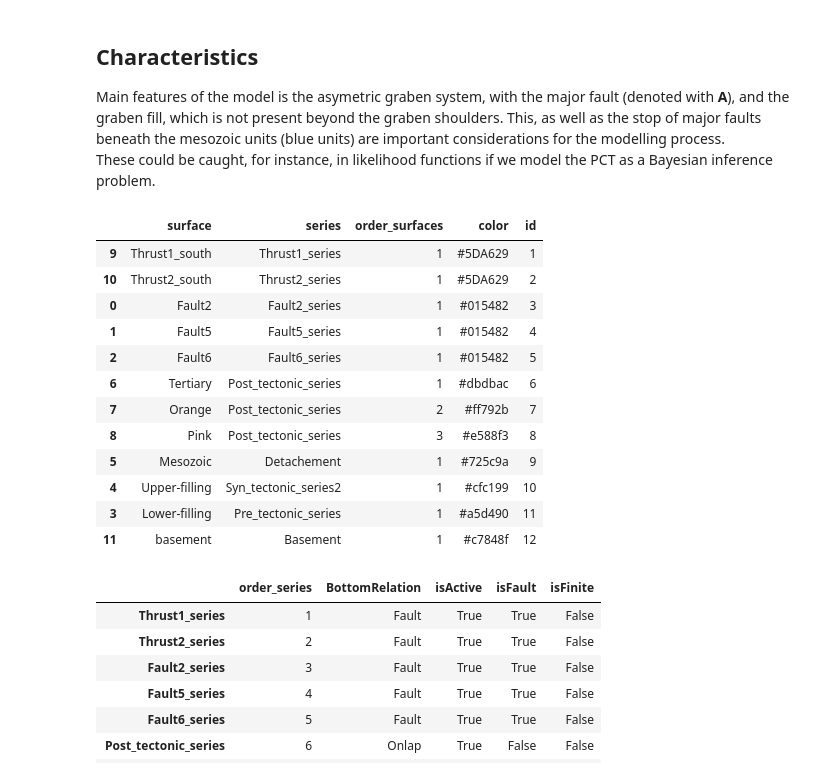
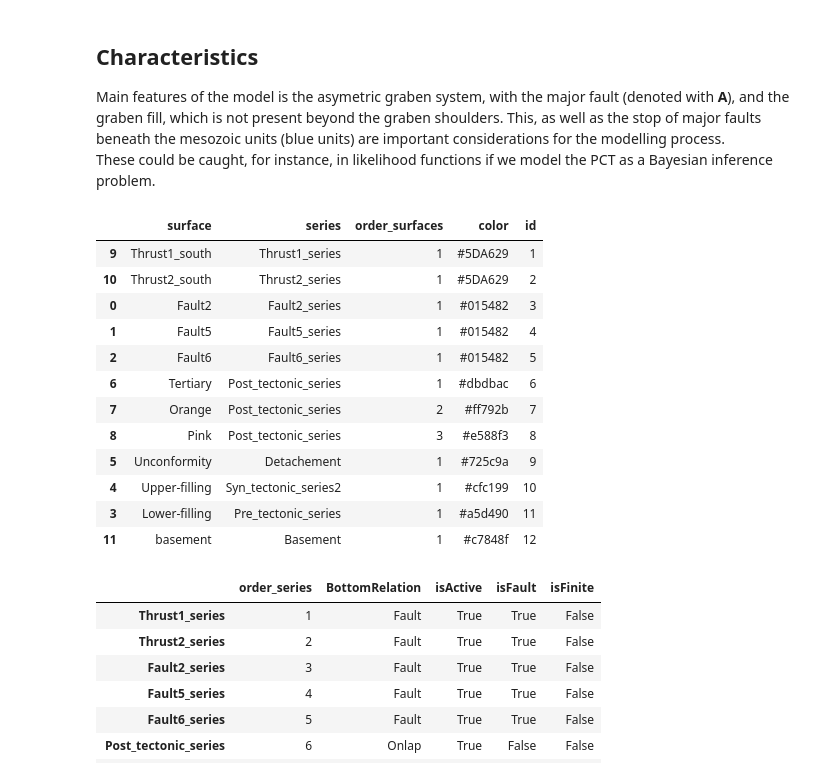
Before and after one commit to Japhiolite/PCT-modelling, a Jupyter notebook: notebooks/Generate POC-model.ipynb, the cells around one changed output. Cells and saved outputs as stored; diff of their text form; code cells hidden in the pictures.

```diff
--- a/notebooks/Generate POC-model.ipynb
+++ b/notebooks/Generate POC-model.ipynb
@@ -129,29 +129,29 @@ These could be caught, for instance, in likelihood functions if we model the PCT
 # %%
 # Assign formations to series
 gp.map_series_to_surfaces(geo_model,
                          {"Thrust1_series": 'Thrust1_south',
                           "Thrust2_series": 'Thrust2_south',
                           "Fault2_series": 'Fault2',
                           "Fault5_series": 'Fault5',
                           "Fault6_series": 'Fault6',
                          "Post_tectonic_series": ('Tertiary', 'Pink', 'Orange'),
-                          "Detachement": 'Mesozoic',
+                          "Detachement": 'Unconformity',
                          "Syn_tectonic_series2": 'Upper-filling',
                          #"Syn_tectonic_series1": 'Middle-filling',
                          "Pre_tectonic_series": 'Lower-filling'},
                          remove_unused_series=True)
 geo_model.surfaces
 # %% [output]
 |  | surface | series | order_surfaces | color | id |
 | 9 | Thrust1_south | Thrust1_series | 1 | #5DA629 | 1 |
 | 10 | Thrust2_south | Thrust2_series | 1 | #5DA629 | 2 |
 | 0 | Fault2 | Fault2_series | 1 | #015482 | 3 |
 | 1 | Fault5 | Fault5_series | 1 | #015482 | 4 |
 | 2 | Fault6 | Fault6_series | 1 | #015482 | 5 |
 | 6 | Tertiary | Post_tectonic_series | 1 | #dbdbac | 6 |
 | 7 | Orange | Post_tectonic_series | 2 | #ff792b | 7 |
 | 8 | Pink | Post_tectonic_series | 3 | #e588f3 | 8 |
-| 5 | Mesozoic | Detachement | 1 | #725c9a | 9 |
+| 5 | Unconformity | Detachement | 1 | #725c9a | 9 |
 | 4 | Upper-filling | Syn_tectonic_series2 | 1 | #cfc199 | 10 |
 | 3 | Lower-filling | Pre_tectonic_series | 1 | #a5d490 | 11 |
 | 11 | basement | Basement | 1 | #c7848f | 12 |
```
Also changed, not shown: parts of 3 cells of this notebook, 8 other files.
